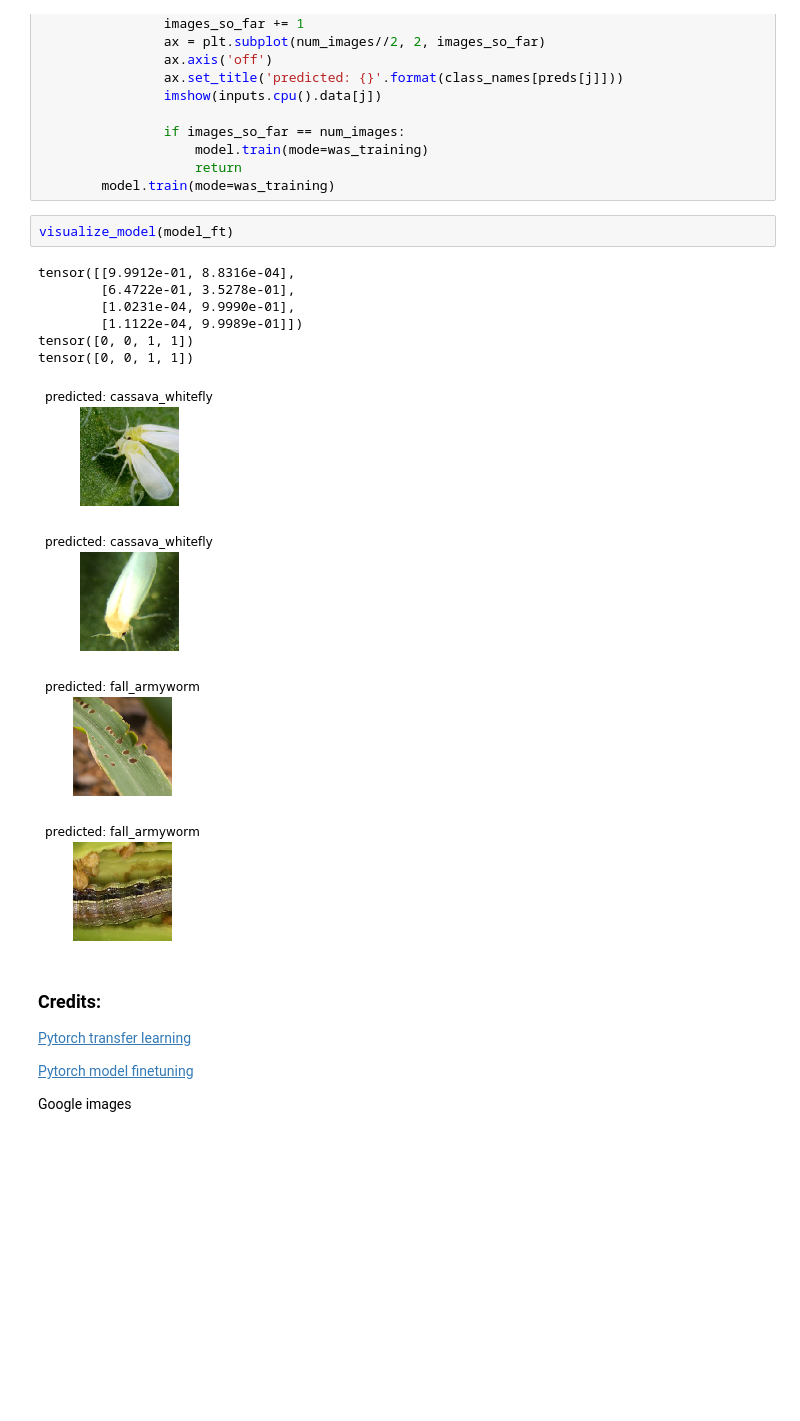
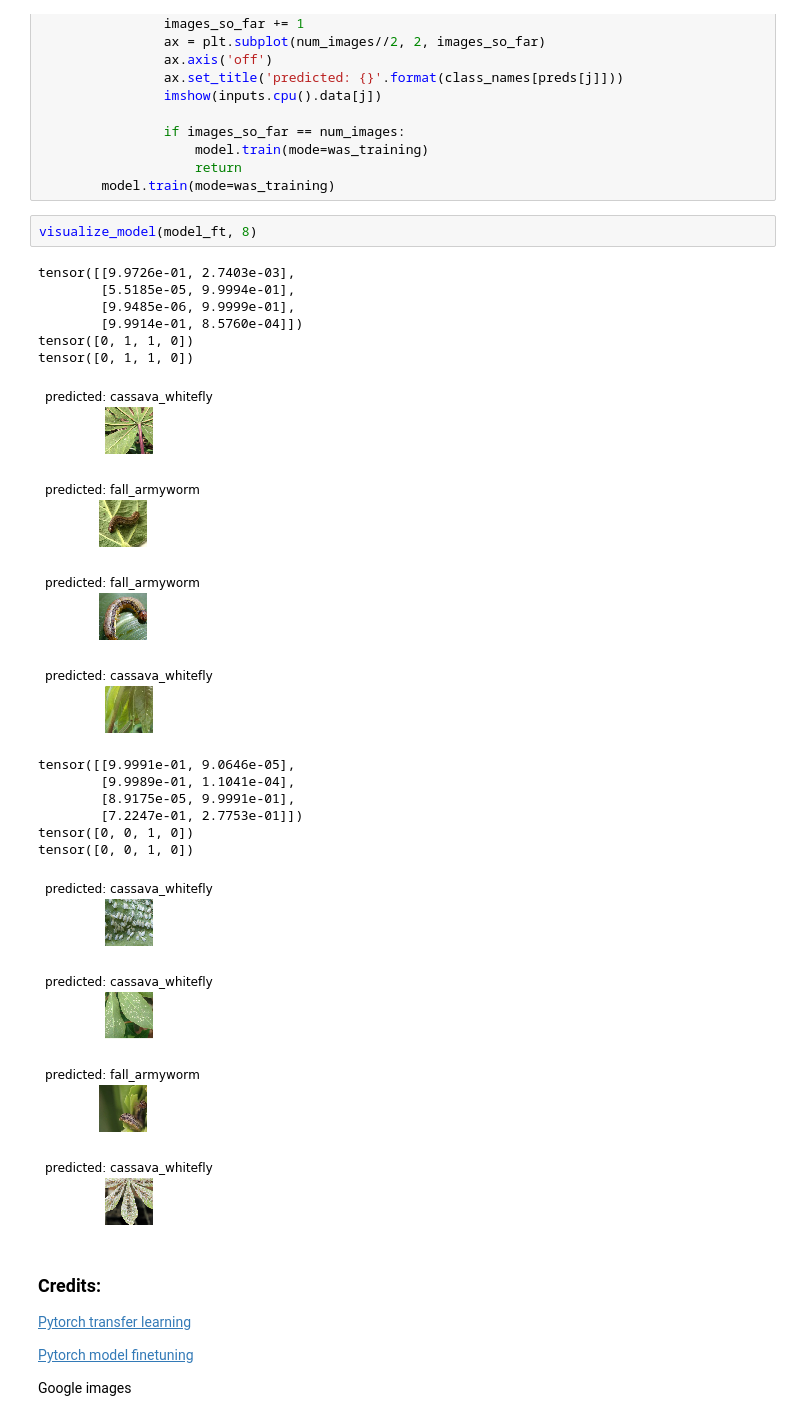
Before and after one commit to amilich/social-sector-ml, a Jupyter notebook: transfer_learn.ipynb, the cells around one changed output. Cells and saved outputs as stored; diff of their text form; blank space fills up the shorter version.

```diff
--- a/transfer_learn.ipynb
+++ b/transfer_learn.ipynb
@@ -224,18 +224,28 @@ def visualize_model(model, num_images=4):
                     return
         model.train(mode=was_training)
 # %%
-visualize_model(model_ft)
+visualize_model(model_ft, 8)
 # %% [output]
-tensor([[9.9912e-01, 8.8316e-04],
-        [6.4722e-01, 3.5278e-01],
-        [1.0231e-04, 9.9990e-01],
-        [1.1122e-04, 9.9989e-01]])
-tensor([0, 0, 1, 1])
-tensor([0, 0, 1, 1])
+tensor([[9.9726e-01, 2.7403e-03],
+        [5.5185e-05, 9.9994e-01],
+        [9.9485e-06, 9.9999e-01],
+        [9.9914e-01, 8.5760e-04]])
+tensor([0, 1, 1, 0])
+tensor([0, 1, 1, 0])
-[figure, old version]
+[figure, new version]
-[figure, old version]
+[figure, new version]
-[figure, old version]
+[figure, new version]
-[figure, old version]
+[figure, new version]
+tensor([[9.9991e-01, 9.0646e-05],
+        [9.9989e-01, 1.1041e-04],
+        [8.9175e-05, 9.9991e-01],
+        [7.2247e-01, 2.7753e-01]])
+tensor([0, 0, 1, 0])
+tensor([0, 0, 1, 0])
+[figure, added]
+[figure, added]
+[figure, added]
+[figure, added]
 # %% [markdown]
 ### Credits:
 
```
